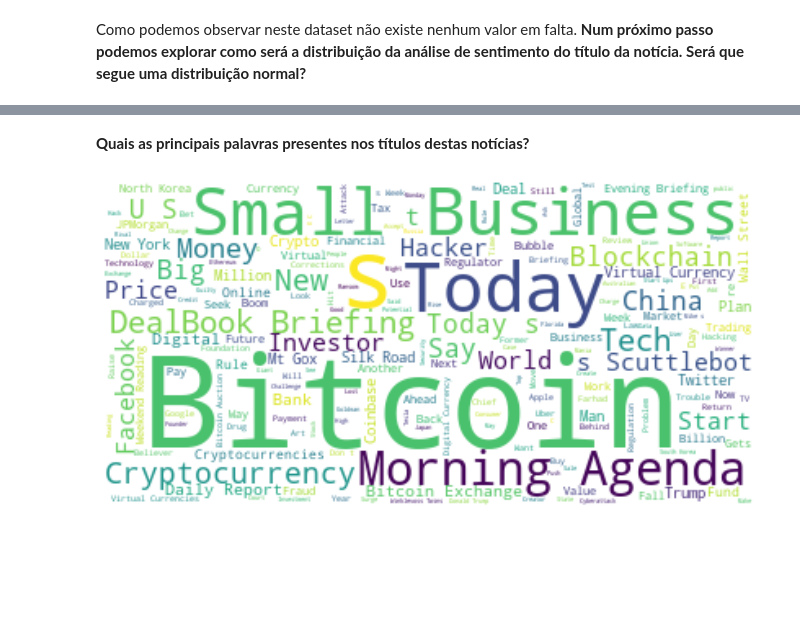
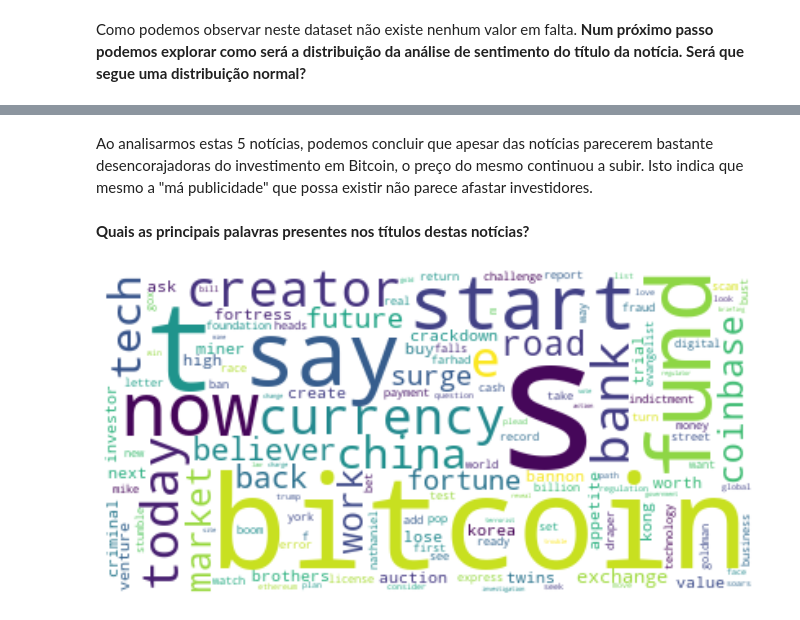
Before and after one commit to lpcatalao/Business_Intel_2021, a Jupyter notebook: EDA.ipynb, the cells around one changed output, grey strips where cells are left out. Cells and saved outputs as stored; diff of their text form; code cells hidden in the pictures; blank space fills up the shorter version.

```diff
--- a/EDA.ipynb
+++ b/EDA.ipynb
@@ -88,3 +132,5 @@ Como podemos observar não foi necessário apagar nenhuma linha, utilizando a m
+# %%
+bitcoin_df = bitcoin_df.loc[bitcoin_df.index.year>=2016]
 # %% [markdown]
 ## 1.2 Dataset Tweets do Elon Musk
 Este dataset está dividido em vários ficheiros `.csv`, um para cada ano (2010-2021).
@@ -218,3 +319,6 @@ news_df.head()
+# %%
+# Filtrar noticias para apenas os que contenham "bitcoin", "criptocurrency" ou "cripto"
+news_df = news_df[news_df['title'].str.lower().str.contains('bitcoin|criptocurrency|cripto')]
 # %% [markdown]
 Como podemos observar este dataset não apresenta um elevado número de *features*, havendo apenas um `timestamp` (que deverá ser convertido para data), um `title` (título da notícia), e um `score`. Este `score` indica a positividade/negatividade presente no título da notícia (**sentiment analysis**), e foi previamente calculado usando a biblioteca de processamento de linguagem natural `nltk`.
 # %%
@@ -247,3 +350,5 @@ news_df
+# %%
+news_df= news_df[news_df.index.date < max(bitcoin_df.index.date)]
 # %% [markdown]
 Quantas notícias temos?
 # %%
@@ -281,16 +467,18 @@ plt.legend()
+# %% [markdown]
+Ao analisarmos estas 5 notícias, podemos concluir que apesar das notícias parecerem bastante desencorajadoras do investimento em Bitcoin, o preço do mesmo continuou a subir. Isto indica que mesmo a "má publicidade" que possa existir não parece afastar investidores.
 # %% [markdown]
 **Quais as principais palavras presentes nos títulos destas notícias?**
 # %%
-
 # Gerar nuvem de palavras
 words = ' '.join(news_df['title'])
-
+# Eliminar palavras repetidas
+words=' '.join(list(set(words.lower().split())))
 wordcloud = WordCloud( background_color='white', max_words=1500).generate(words)
 # Fazer plot
 # Plot
 plt.figure(figsize = (12, 6))
 plt.imshow(wordcloud, interpolation='bilinear')
 plt.axis("off")
 plt.show()
 # %% [output]
-[figure, old version]
+[figure, new version]
```
Also changed, not shown: parts of 44 cells of this notebook, 1 other file.
